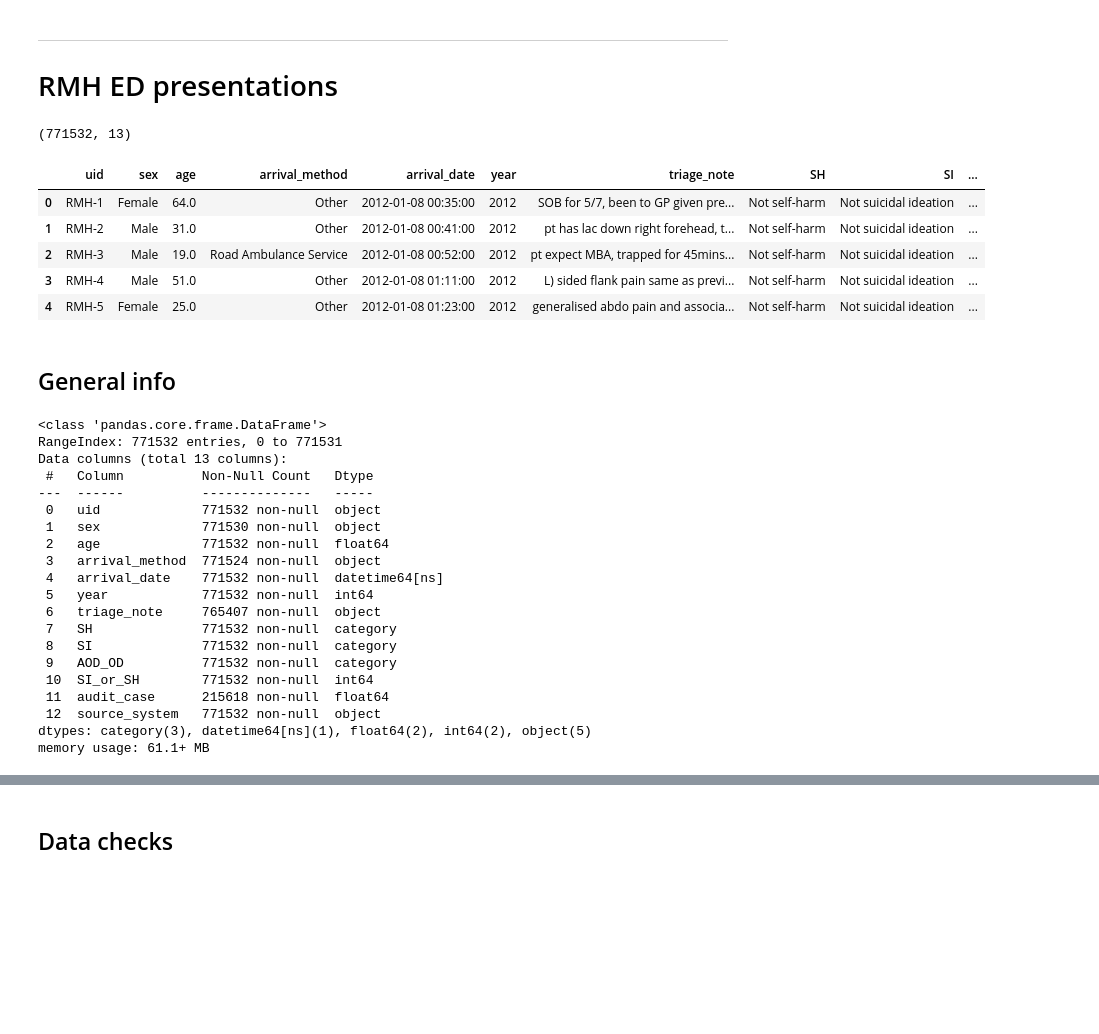
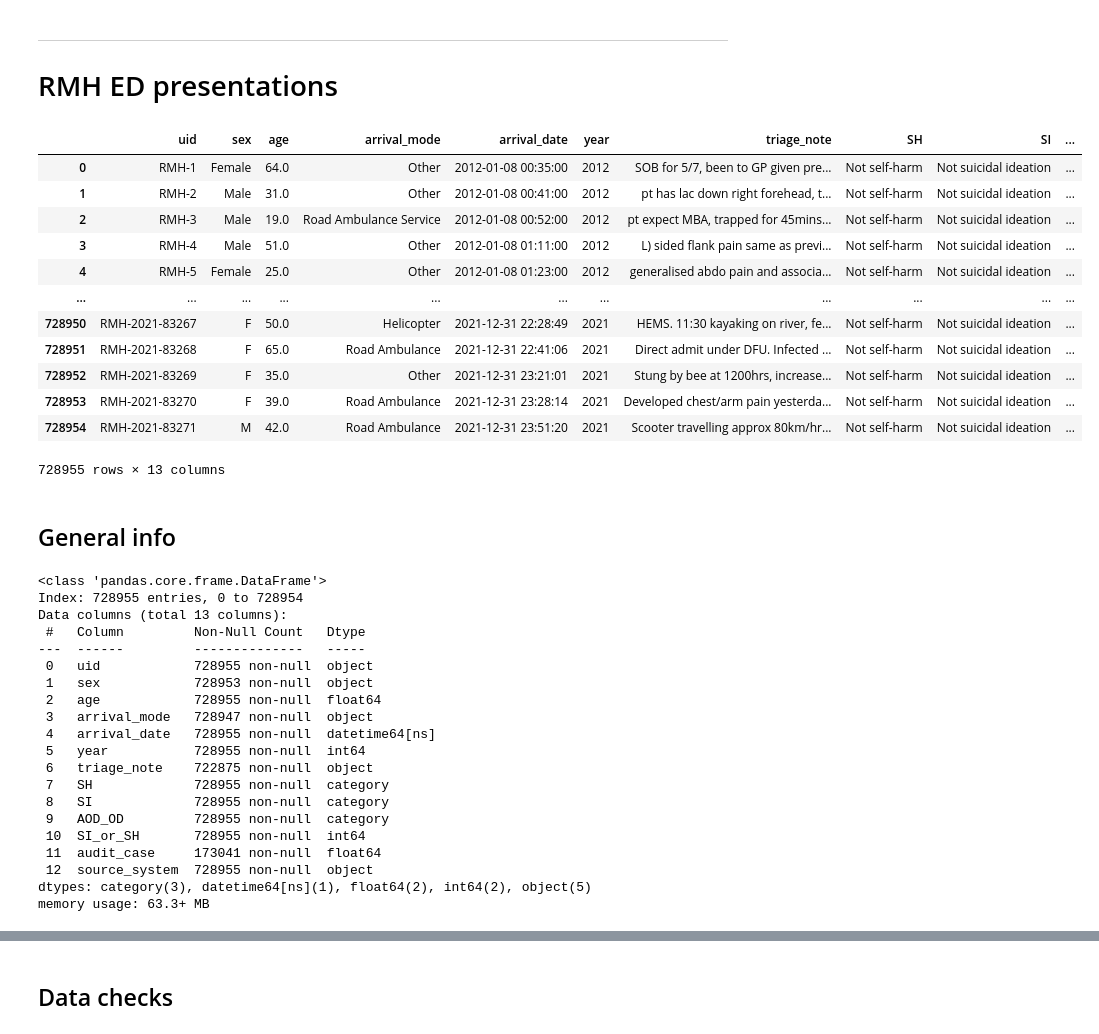
Before and after one commit to vlada-rozova/self-harm-triage-notes, a Jupyter notebook: notebooks/1b-clean-eda-rmh.ipynb, the cells around one changed output, grey strips where cells are left out. Cells and saved outputs as stored; diff of their text form; code cells hidden in the pictures; blank space fills up the shorter version.

```diff
--- a/notebooks/1b-clean-eda-rmh.ipynb
+++ b/notebooks/1b-clean-eda-rmh.ipynb
@@ -29,41 +29,47 @@ ___
 # %%
 # Load data
 rmh = pd.read_parquet(interim_data_dir / "rmh_2012_2022.parquet", engine="pyarrow")
-print(rmh.shape)
-rmh.head()
+rmh = rmh[rmh.year < 2022].copy()
+rmh
 # %% [output]
+|  | uid | sex | age | arrival_mode | arrival_date | year | triage_note | SH | SI | ... |
+| 0 | RMH-1 | Female | 64.0 | Other | 2012-01-08 00:35:00 | 2012 | SOB for 5/7, been to GP given pre... | Not self-harm | Not suicidal ideation | ... |
+| 1 | RMH-2 | Male | 31.0 | Other | 2012-01-08 00:41:00 | 2012 | pt has lac down right forehead, t... | Not self-harm | Not suicidal ideation | ... |
+| 2 | RMH-3 | Male | 19.0 | Road Ambulance Service | 2012-01-08 00:52:00 | 2012 | pt expect MBA, trapped for 45mins... | Not self-harm | Not suicidal ideation | ... |
+| 3 | RMH-4 | Male | 51.0 | Other | 2012-01-08 01:11:00 | 2012 | L) sided flank pain same as previ... | Not self-harm | Not suicidal ideation | ... |
+| 4 | RMH-5 | Female | 25.0 | Other | 2012-01-08 01:23:00 | 2012 | generalised abdo pain and associa... | Not self-harm | Not suicidal ideation | ... |
+| ... | ... | ... | ... | ... | ... | ... | ... | ... | ... | ... |
+| 728950 | RMH-2021-83267 | F | 50.0 | Helicopter | 2021-12-31 22:28:49 | 2021 | HEMS. 11:30 kayaking on river, fe... | Not self-harm | Not suicidal ideation | ... |
+| 728951 | RMH-2021-83268 | F | 65.0 | Road Ambulance | 2021-12-31 22:41:06 | 2021 | Direct admit under DFU. Infected ... | Not self-harm | Not suicidal ideation | ... |
+| 728952 | RMH-2021-83269 | F | 35.0 | Other | 2021-12-31 23:21:01 | 2021 | Stung by bee at 1200hrs, increase... | Not self-harm | Not suicidal ideation | ... |
+| 728953 | RMH-2021-83270 | F | 39.0 | Road Ambulance | 2021-12-31 23:28:14 | 2021 | Developed chest/arm pain yesterda... | Not self-harm | Not suicidal ideation | ... |
+| 728954 | RMH-2021-83271 | M | 42.0 | Road Ambulance | 2021-12-31 23:51:20 | 2021 | Scooter travelling approx 80km/hr... | Not self-harm | Not suicidal ideation | ... |
-(771532, 13)
+728955 rows × 13 columns
-|  | uid | sex | age | arrival_method | arrival_date | year | triage_note | SH | SI | ... |
-| 0 | RMH-1 | Female | 64.0 | Other | 2012-01-08 00:35:00 | 2012 | SOB for 5/7, been to GP given pre... | Not self-harm | Not suicidal ideation | ... |
-| 1 | RMH-2 | Male | 31.0 | Other | 2012-01-08 00:41:00 | 2012 | pt has lac down right forehead, t... | Not self-harm | Not suicidal ideation | ... |
-| 2 | RMH-3 | Male | 19.0 | Road Ambulance Service | 2012-01-08 00:52:00 | 2012 | pt expect MBA, trapped for 45mins... | Not self-harm | Not suicidal ideation | ... |
-| 3 | RMH-4 | Male | 51.0 | Other | 2012-01-08 01:11:00 | 2012 | L) sided flank pain same as previ... | Not self-harm | Not suicidal ideation | ... |
-| 4 | RMH-5 | Female | 25.0 | Other | 2012-01-08 01:23:00 | 2012 | generalised abdo pain and associa... | Not self-harm | Not suicidal ideation | ... |
 # %% [markdown]
 ## General info
 # %%
 rmh.info()
 # %% [output]
 <class 'pandas.core.frame.DataFrame'>
-RangeIndex: 771532 entries, 0 to 771531
+Index: 728955 entries, 0 to 728954
 Data columns (total 13 columns):
- #   Column          Non-Null Count   Dtype
----  ------          --------------   -----
- 0   uid             771532 non-null  object
- 1   sex             771530 non-null  object
- 2   age             771532 non-null  float64
- 3   arrival_method  771524 non-null  object
- 4   arrival_date    771532 non-null  datetime64[ns]
- 5   year            771532 non-null  int64
- 6   triage_note     765407 non-null  object
- 7   SH              771532 non-null  category
- 8   SI              771532 non-null  category
- 9   AOD_OD          771532 non-null  category
- 10  SI_or_SH        771532 non-null  int64
- 11  audit_case      215618 non-null  float64
- 12  source_system   771532 non-null  object
+ #   Column         Non-Null Count   Dtype
+---  ------         --------------   -----
+ 0   uid            728955 non-null  object
+ 1   sex            728953 non-null  object
+ 2   age            728955 non-null  float64
+ 3   arrival_mode   728947 non-null  object
+ 4   arrival_date   728955 non-null  datetime64[ns]
+ 5   year           728955 non-null  int64
+ 6   triage_note    722875 non-null  object
+ 7   SH             728955 non-null  category
+ 8   SI             728955 non-null  category
+ 9   AOD_OD         728955 non-null  category
+ 10  SI_or_SH       728955 non-null  int64
+ 11  audit_case     173041 non-null  float64
+ 12  source_system  728955 non-null  object
 dtypes: category(3), datetime64[ns](1), float64(2), int64(2), object(5)
-memory usage: 61.1+ MB
+memory usage: 63.3+ MB
 # %%
 rmh.isna().sum()
 # %% [output]
```
Also changed, not shown: parts of 33 cells of this notebook, 2 other files.
